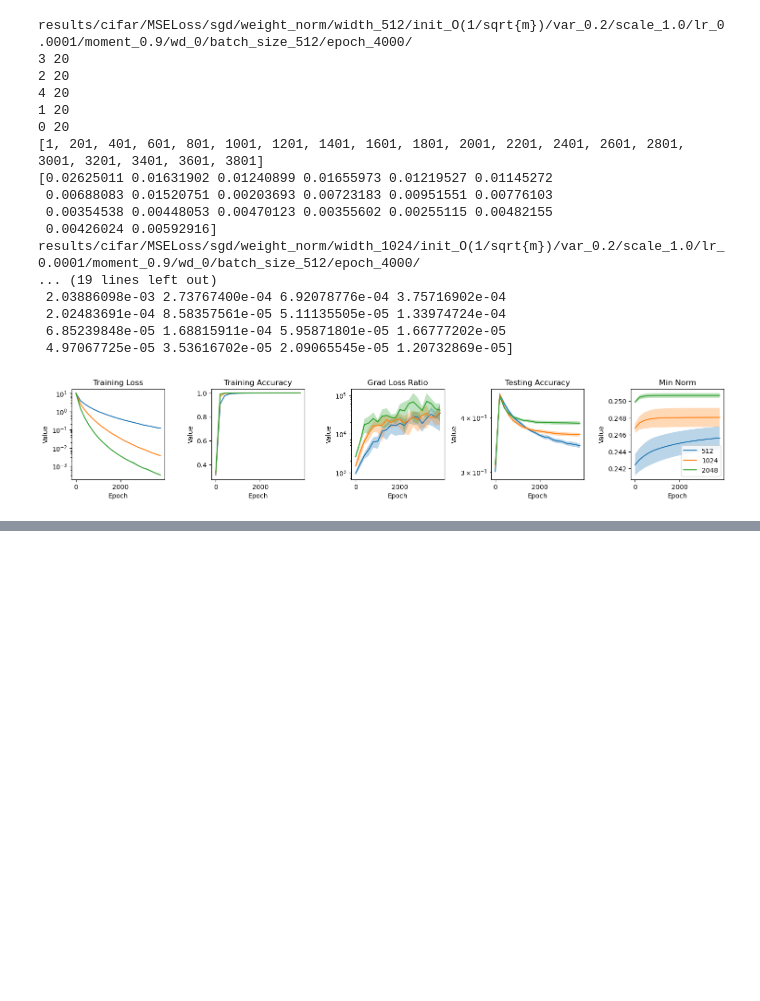
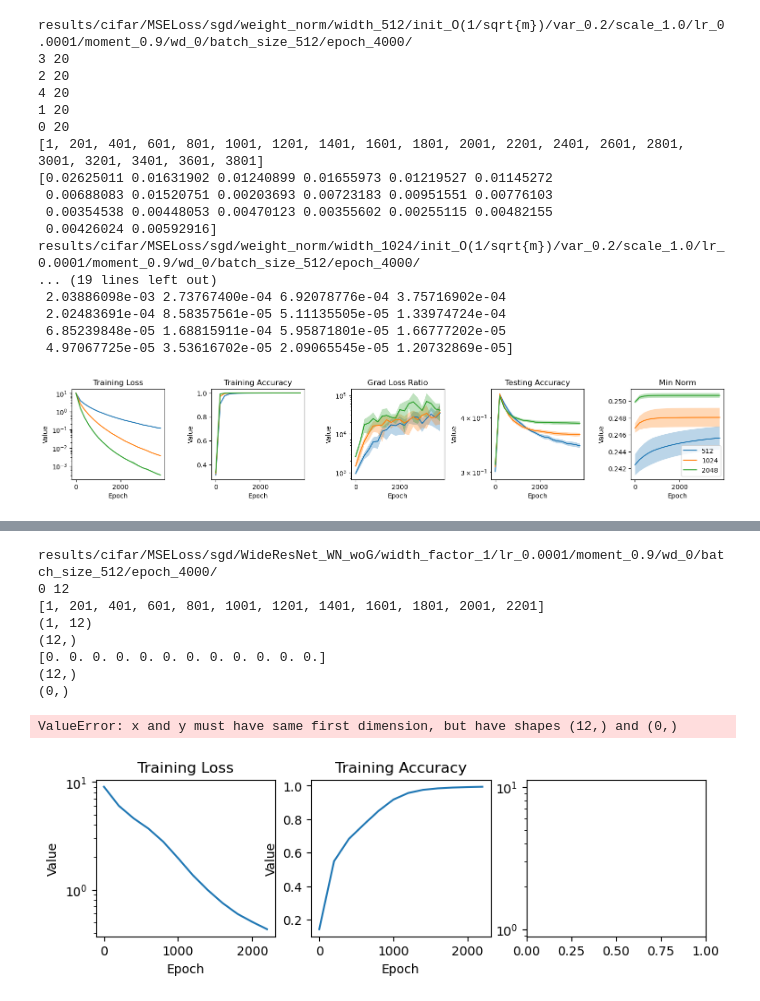
Before and after one commit to lucmonl/mlopt, a Jupyter notebook: notebook/weight_norm.ipynb, the cells around one changed output, grey strips where cells are left out. Saved outputs shown, nothing was run; the diff lists cells and outputs as text; code cells hidden in the pictures; blank space fills up the shorter version.

```diff
--- a/notebook/weight_norm.ipynb
+++ b/notebook/weight_norm.ipynb
@@ -584,0 +623,24 @@ results/cifar/MSELoss/sgd/weight_norm/width_1024/init_O(1/sqrt{m})/var_0.2/scale
+# %%
+lr, dataset_name, loss_name, opt_name, momentum, weight_decay, batch_size, epochs = 0.0001, "cifar", "MSELoss", "sgd", 0.9, 0, 512, 4000
+wn_width = 512
+model_name = "WideResNet_WN_woG"
+model_params = {}
+model_params[512] = {"width_factor": 1}
+width_params = {}
+width_params[512] = {"lr": 1e-4}
+width_params[1024] = {"lr": 1e-4}
+width_params[2048] = {"lr": 1e-4}
+width_params[4096] = {"lr": 1e-4}
+
+plot_figures_widths([512], model_params, width_params)
+# %% [output]
+results/cifar/MSELoss/sgd/WideResNet_WN_woG/width_factor_1/lr_0.0001/moment_0.9/wd_0/batch_size_512/epoch_4000/
+0 12
+[1, 201, 401, 601, 801, 1001, 1201, 1401, 1601, 1801, 2001, 2201]
+(1, 12)
+(12,)
+[0. 0. 0. 0. 0. 0. 0. 0. 0. 0. 0. 0.]
+(12,)
+(0,)
+ValueError: x and y must have same first dimension, but have shapes (12,) and (0,)
+[figure, added]
```
Also changed, not shown: parts of 2 cells of this notebook, 1 other file.
